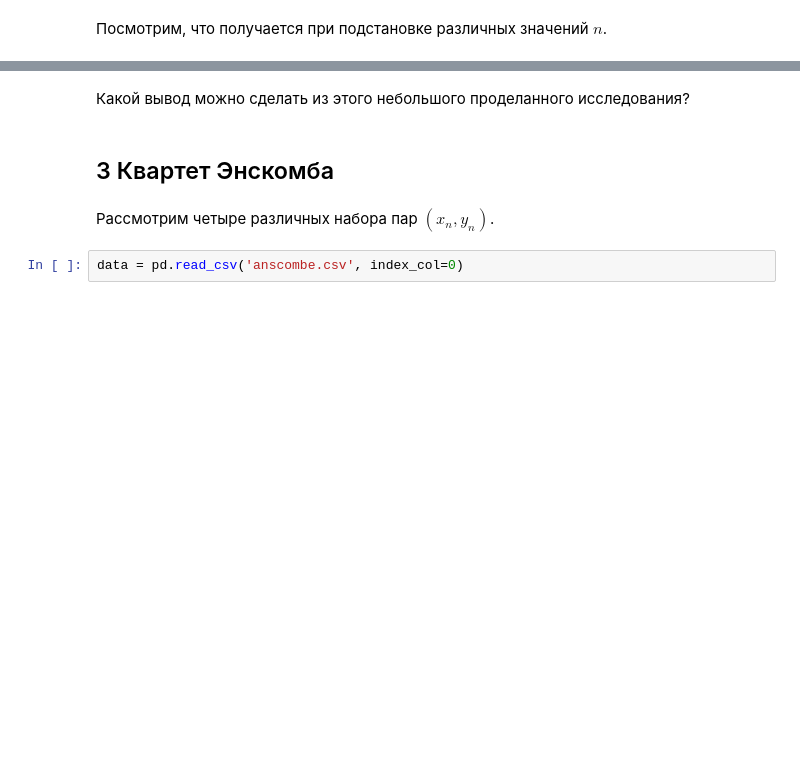
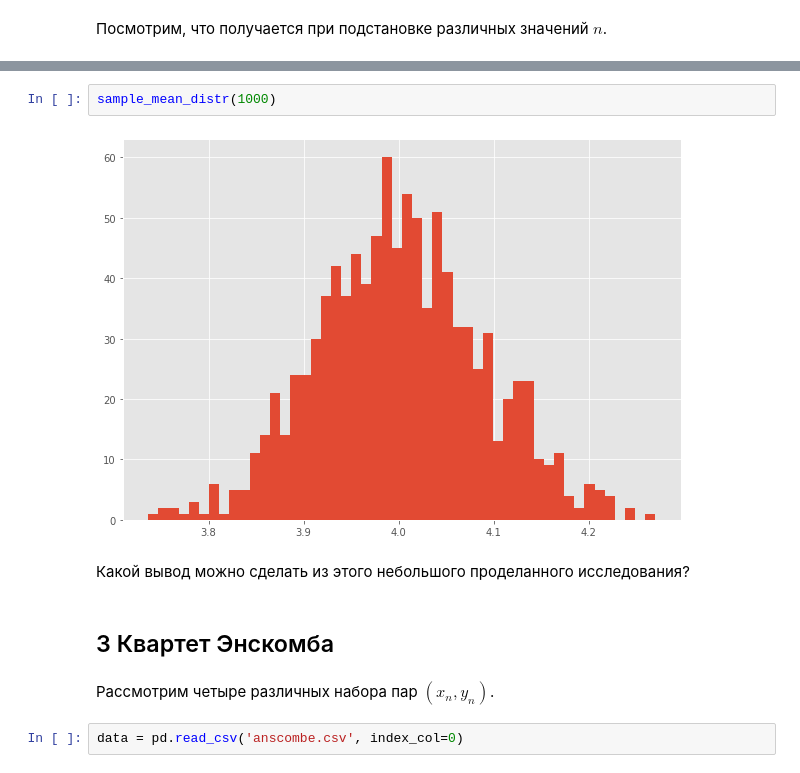
Before and after one commit to new-okaerinasai/math-ml-hse-2019, a Jupyter notebook: sem02_stats/sem02_stats.ipynb, the cells around one changed output, grey strips where cells are left out. Cells and saved outputs as stored; diff of their text form; blank space fills up the shorter version.

```diff
--- a/sem02_stats/sem02_stats.ipynb
+++ b/sem02_stats/sem02_stats.ipynb
@@ -185,3 +205,7 @@ sample_mean_distr(100)
+# %%
+sample_mean_distr(1000)
+# %% [output]
+[figure, added]
 # %% [markdown]
 Какой вывод можно сделать из этого небольшого проделанного исследования?
 # %% [markdown]
```
Also changed, not shown: parts of 9 cells of this notebook, 1 other file.
